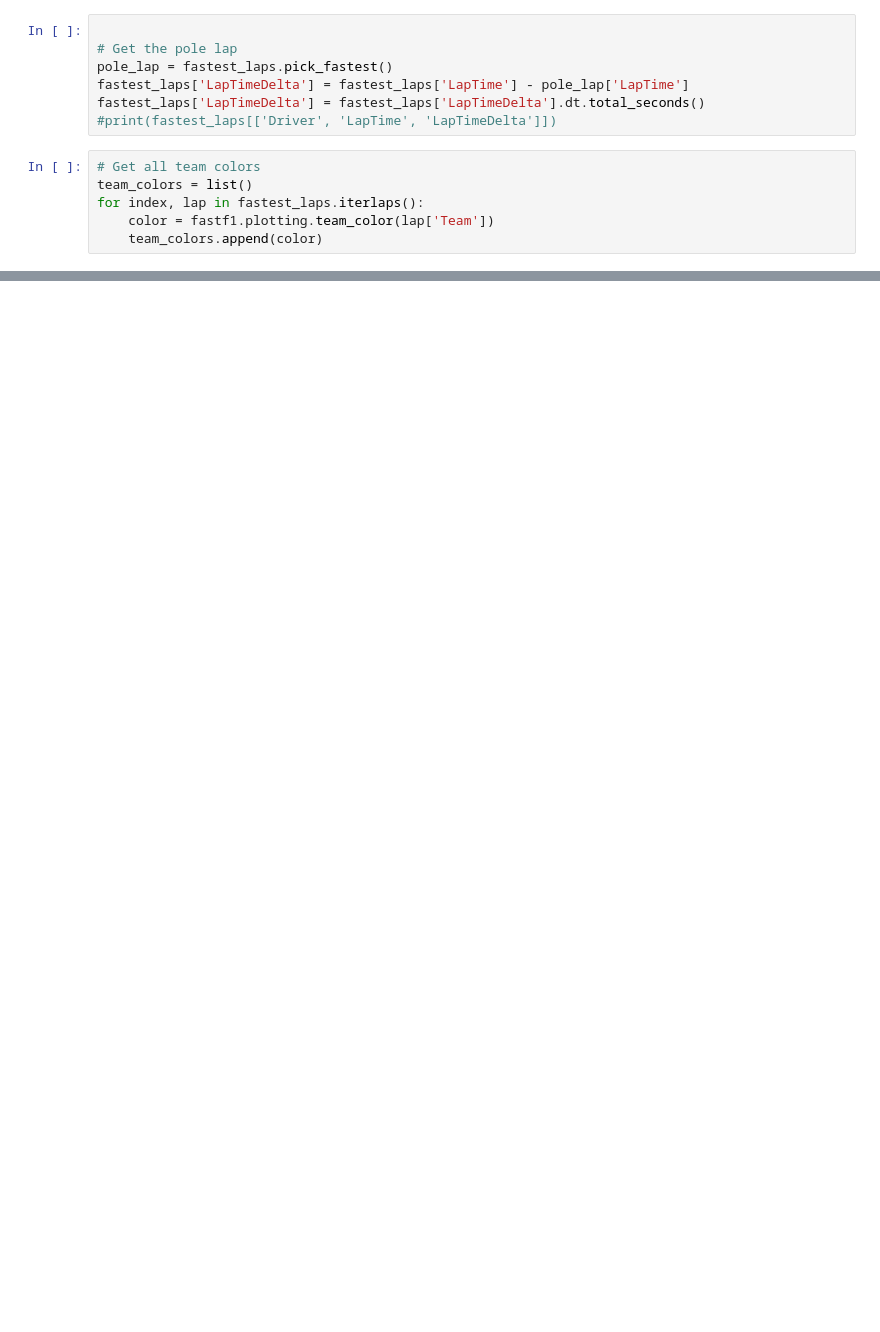
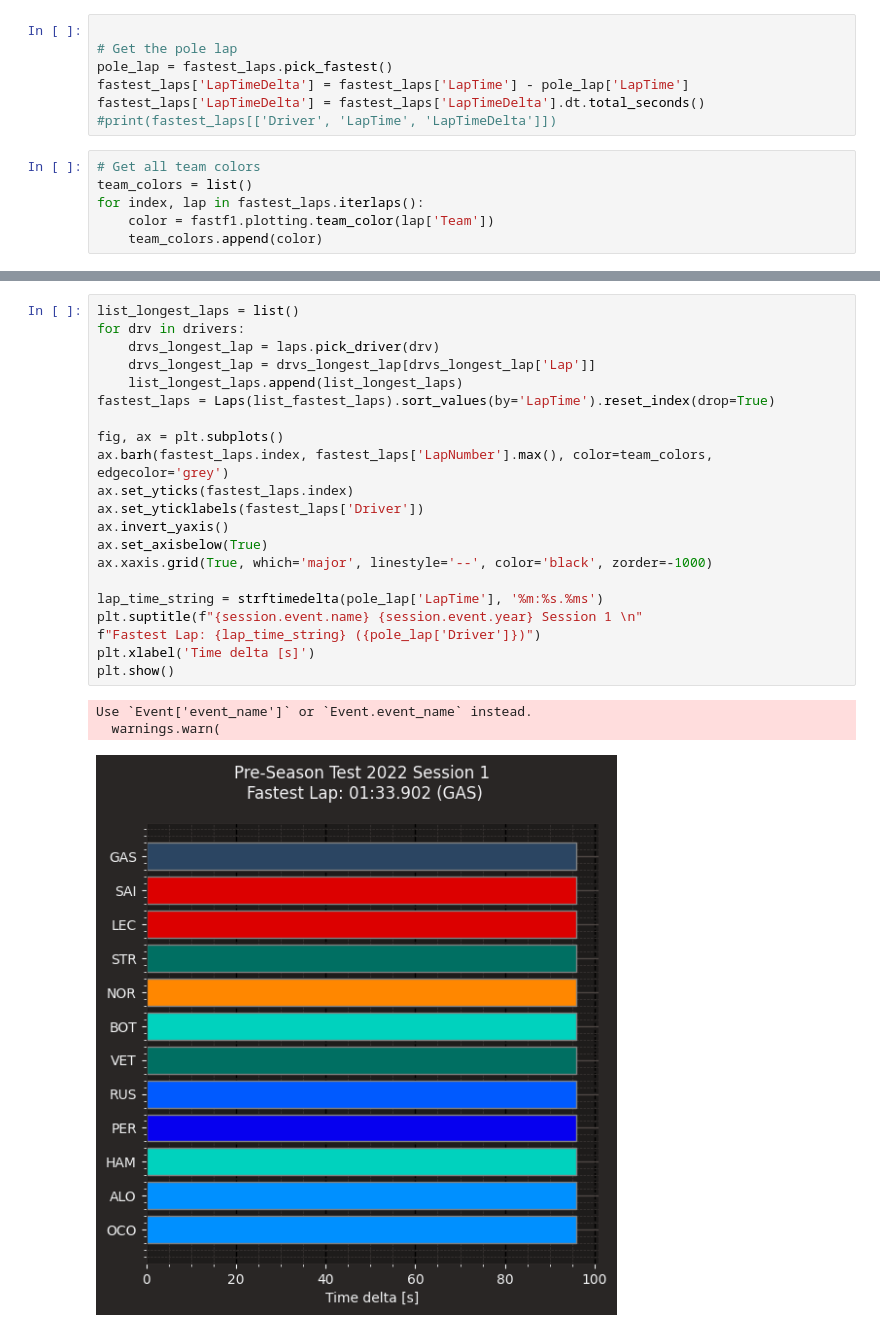
Before and after one commit to professorconst/formula1, a Jupyter notebook: 2022/00_Testing/session_1.ipynb, the cells around one changed output, grey strips where cells are left out. Cells and saved outputs as stored; diff of their text form; blank space fills up the shorter version.

```diff
--- a/2022/00_Testing/session_1.ipynb
+++ b/2022/00_Testing/session_1.ipynb
@@ -85,0 +93,25 @@ plt.show()
+# %%
+list_longest_laps = list()
+for drv in drivers:
+    drvs_longest_lap = laps.pick_driver(drv)
+    drvs_longest_lap = drvs_longest_lap[drvs_longest_lap['Lap']]
+    list_longest_laps.append(list_longest_laps)
+fastest_laps = Laps(list_fastest_laps).sort_values(by='LapTime').reset_index(drop=True)
+
+fig, ax = plt.subplots()
+ax.barh(fastest_laps.index, fastest_laps['LapNumber'].max(), color=team_colors, edgecolor='grey')
+ax.set_yticks(fastest_laps.index)
+ax.set_yticklabels(fastest_laps['Driver'])
+ax.invert_yaxis()
+ax.set_axisbelow(True)
+ax.xaxis.grid(True, which='major', linestyle='--', color='black', zorder=-1000)
+
+lap_time_string = strftimedelta(pole_lap['LapTime'], '%m:%s.%ms')
+plt.suptitle(f"{session.event.name} {session.event.year} Session 1 \n"
+f"Fastest Lap: {lap_time_string} ({pole_lap['Driver']})")
+plt.xlabel('Time delta [s]')
+plt.show()
+# %% [output]
+Use `Event['event_name']` or `Event.event_name` instead.
+  warnings.warn(
+[figure, added]
```
Also changed, not shown: parts of 6 cells of this notebook, 1 other file.
